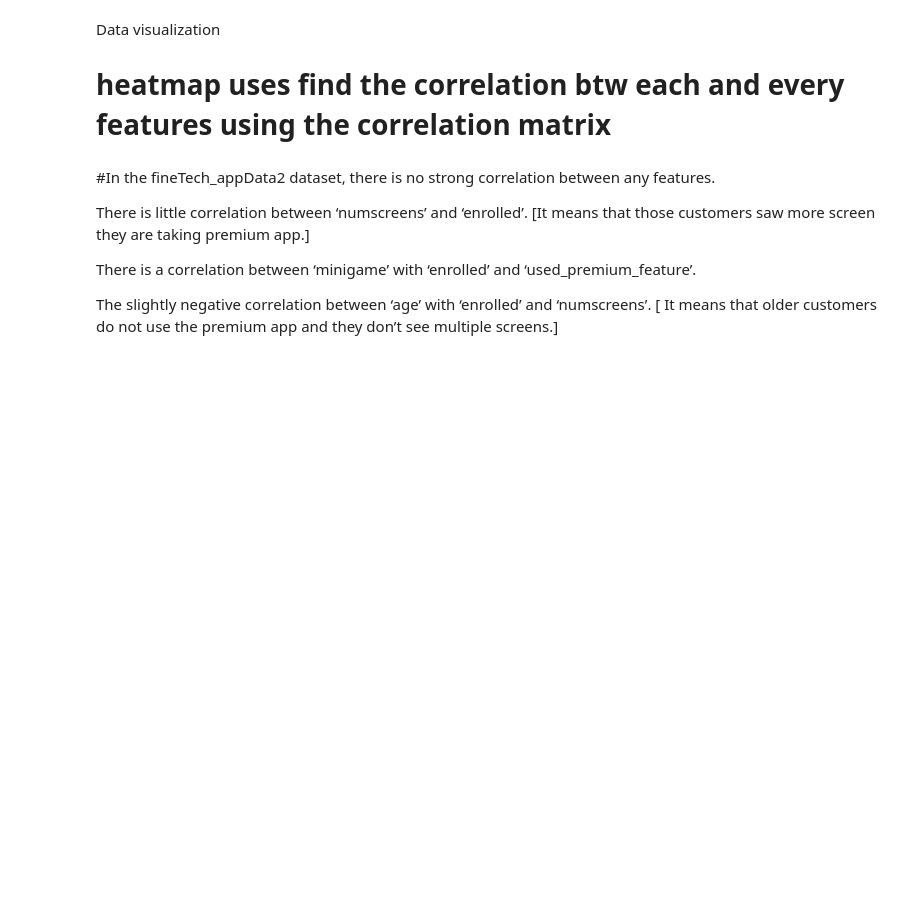
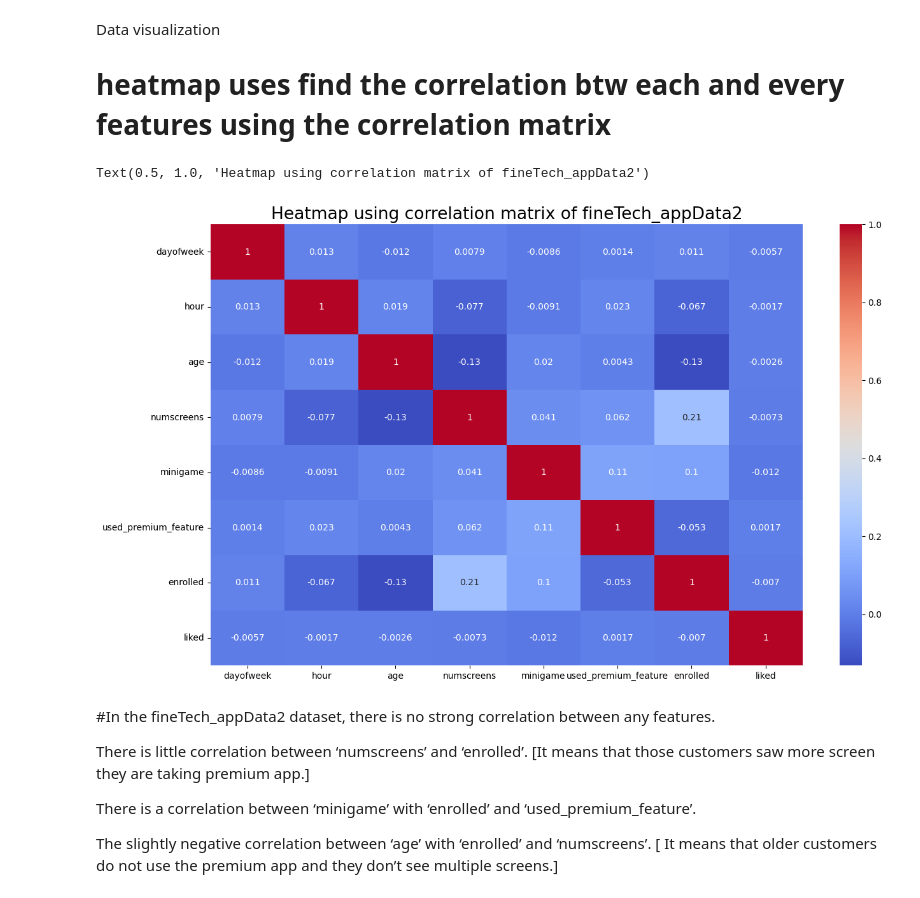
Before and after one commit to qavvii/Directing-customers-to-subscription-through-financial-app-behavior-analysis, a Jupyter notebook: Directing customers to subscription through financial app behavior analysis.ipynb, the cells around one changed output. Drawn from its saved outputs; the diff is of its cells as text; code cells hidden in the pictures; blank space fills up the shorter version.

```diff
--- a/Directing customers to subscription through financial app behavior analysis.ipynb
+++ b/Directing customers to subscription through financial app behavior analysis.ipynb
@@ -175,10 +257,13 @@ Data visualization
 
 # heatmap uses find the correlation btw each and every features using the correlation matrix
 # %%
-plt.figure(figsize=(8,8))
+plt.figure(figsize=(15,9))
 sns.heatmap( finTech_appData2.corr(), annot=True, cmap='coolwarm')
 plt.title("Heatmap using correlation matrix of fineTech_appData2", fontsize = 19)
 # title of heatmap
+# %% [output]
+Text(0.5, 1.0, 'Heatmap using correlation matrix of fineTech_appData2')
+[figure, added]
 # %% [markdown]
 #In the fineTech_appData2 dataset, there is no strong correlation between any features.
 
```
Also changed, not shown: parts of 15 cells of this notebook.
